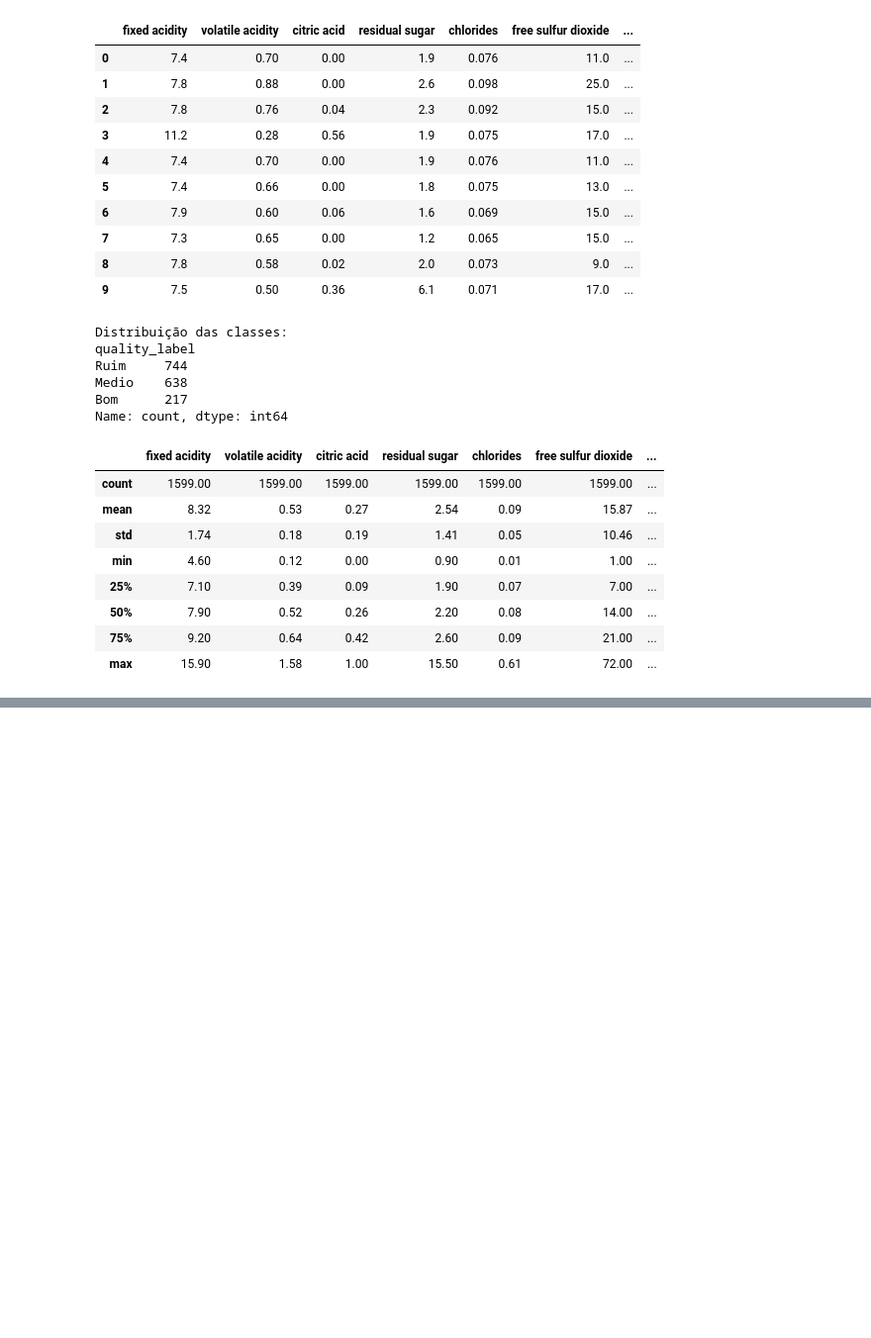
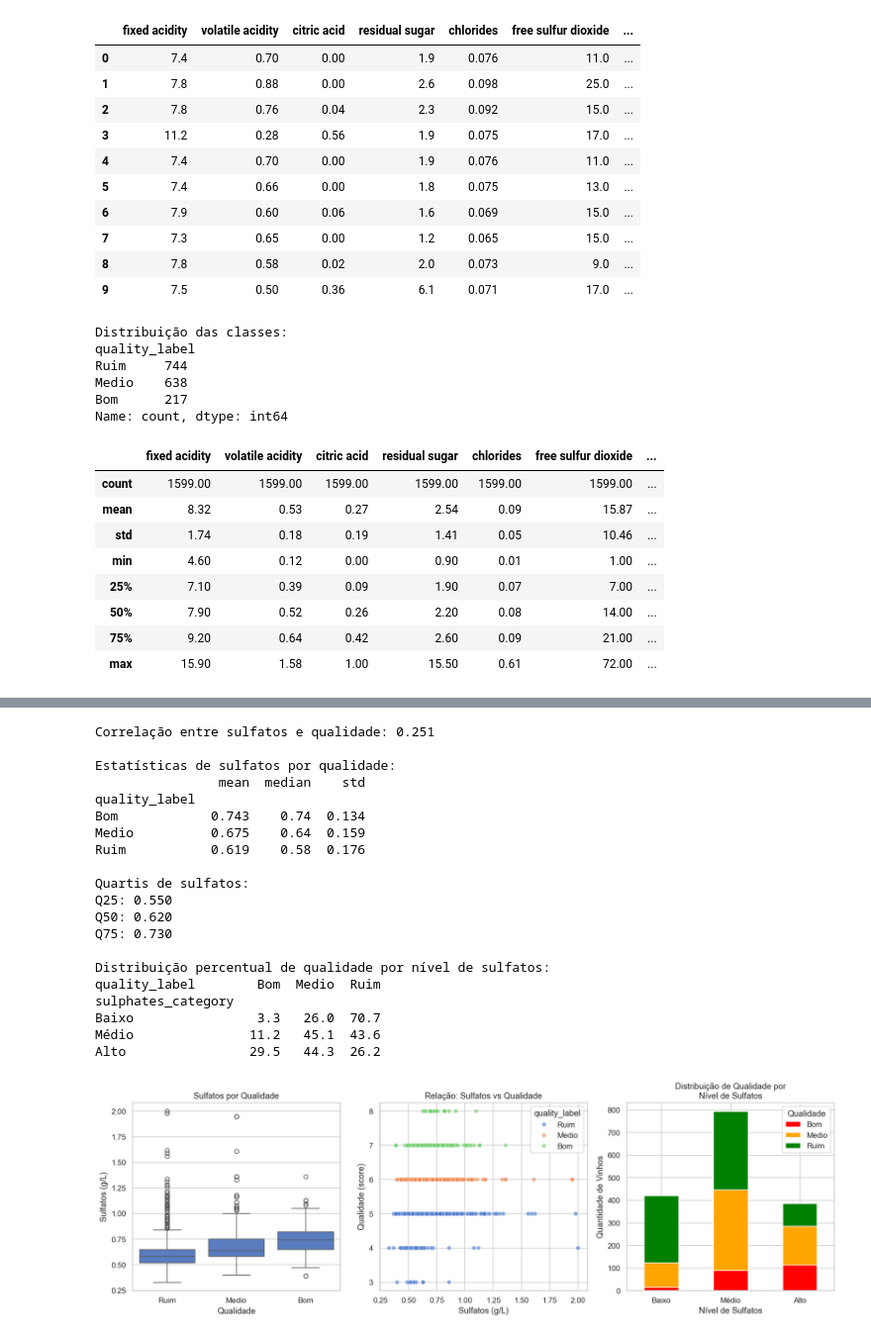
Before and after one commit to computacao-aplicada/lab01-eda-pedroluizforlan, a Jupyter notebook: wine.ipynb, the cells around one changed output, grey strips where cells are left out. Shown at 99% size. Drawn from its saved outputs; the diff is of its cells as text; code cells hidden in the pictures; blank space fills up the shorter version.

```diff
--- a/wine.ipynb
+++ b/wine.ipynb
@@ -161,0 +176,70 @@ memory usage: 162.5+ KB
+# %%
+# DESCOBERTA 3: Impacto dos Sulfatos na Qualidade do Vinho
+
+correlation_sulphates_quality = df['sulphates'].corr(df['quality'])
+print(f'Correlação entre sulfatos e qualidade: {correlation_sulphates_quality:.3f}')
+
+sulphates_stats = df.groupby('quality_label')['sulphates'].agg(['mean', 'median', 'std']).round(3)
+print('\nEstatísticas de sulfatos por qualidade:')
+print(sulphates_stats)
+
+quartiles = df['sulphates'].quantile([0.25, 0.5, 0.75])
+print(f'\nQuartis de sulfatos:')
+for q, val in quartiles.items():
+    print(f'Q{int(q*100)}: {val:.3f}')
+
+df['sulphates_category'] = pd.cut(df['sulphates'],
+                                 bins=[0, quartiles[0.25], quartiles[0.75], float('inf')],
+                                 labels=['Baixo', 'Médio', 'Alto'])
+
+crosstab = pd.crosstab(df['sulphates_category'], df['quality_label'], normalize='index') * 100
+print('\nDistribuição percentual de qualidade por nível de sulfatos:')
+print(crosstab.round(1))
+
+plt.figure(figsize=(15, 5))
+
+plt.subplot(1, 3, 1)
+sns.boxplot(data=df, x='quality_label', y='sulphates', order=['Ruim', 'Medio', 'Bom'])
+plt.title('Sulfatos por Qualidade')
+plt.xlabel('Qualidade')
+plt.ylabel('Sulfatos (g/L)')
+
+plt.subplot(1, 3, 2)
+sns.scatterplot(data=df, x='sulphates', y='quality', hue='quality_label', alpha=0.6)
+plt.title('Relação: Sulfatos vs Qualidade')
+plt.xlabel('Sulfatos (g/L)')
+plt.ylabel('Qualidade (score)')
+
+plt.subplot(1, 3, 3)
+crosstab_values = pd.crosstab(df['sulphates_category'], df['quality_label'])
+crosstab_values.plot(kind='bar', stacked=True, ax=plt.gca(), color=['red', 'orange', 'green'])
+plt.title('Distribuição de Qualidade por\nNível de Sulfatos')
+plt.xlabel('Nível de Sulfatos')
+plt.ylabel('Quantidade de Vinhos')
+plt.xticks(rotation=0)
+plt.legend(title='Qualidade')
+
+plt.tight_layout()
+plt.show()
+# %% [output]
+Correlação entre sulfatos e qualidade: 0.251
+
+Estatísticas de sulfatos por qualidade:
+                mean  median    std
+quality_label
+Bom            0.743    0.74  0.134
+Medio          0.675    0.64  0.159
+Ruim           0.619    0.58  0.176
+
+Quartis de sulfatos:
+Q25: 0.550
+Q50: 0.620
+Q75: 0.730
+
+Distribuição percentual de qualidade por nível de sulfatos:
+quality_label        Bom  Medio  Ruim
+sulphates_category
+Baixo                3.3   26.0  70.7
+Médio               11.2   45.1  43.6
+Alto                29.5   44.3  26.2
+[figure, added]
```
Also changed, not shown: parts of 12 cells of this notebook, 1 other file.
